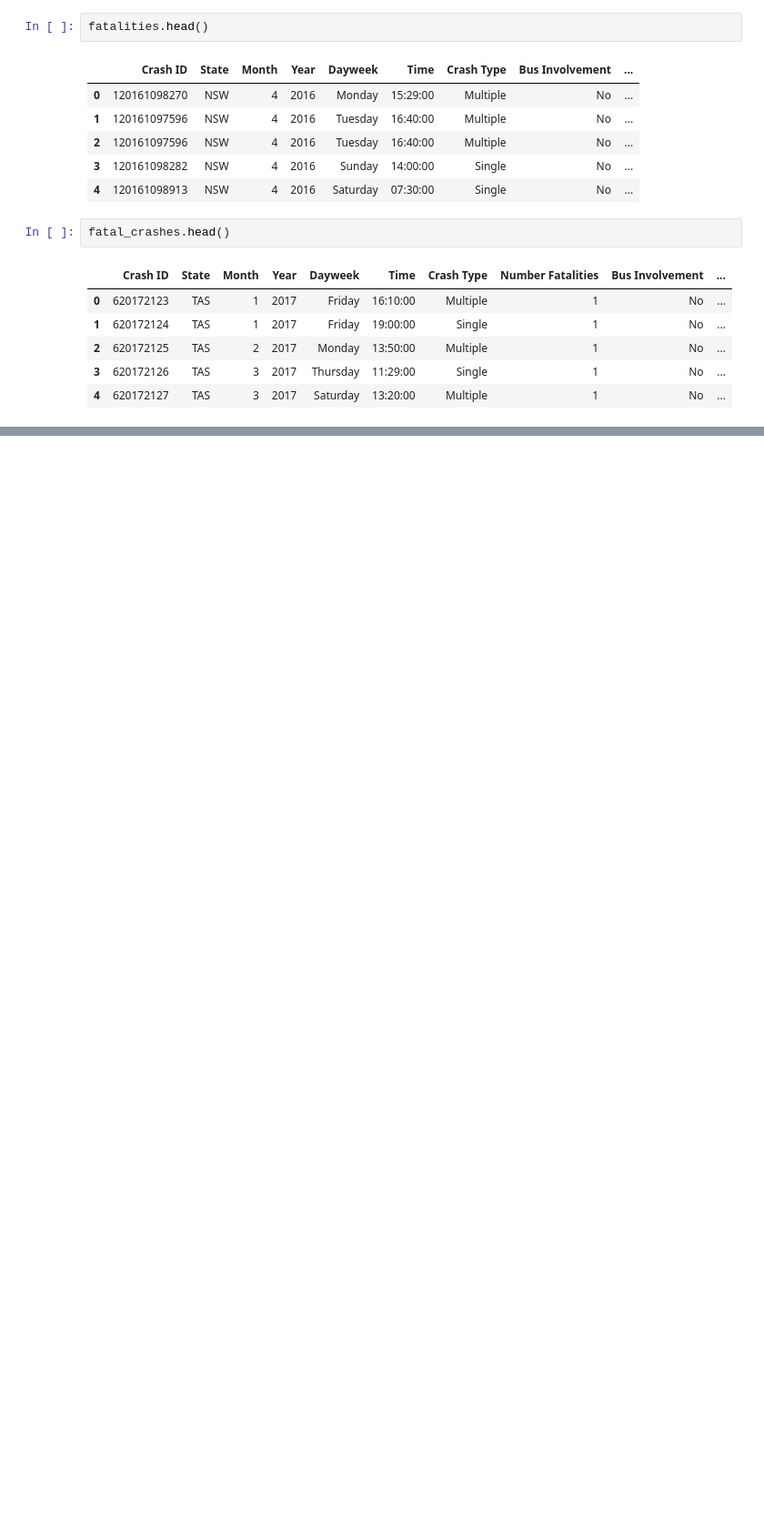
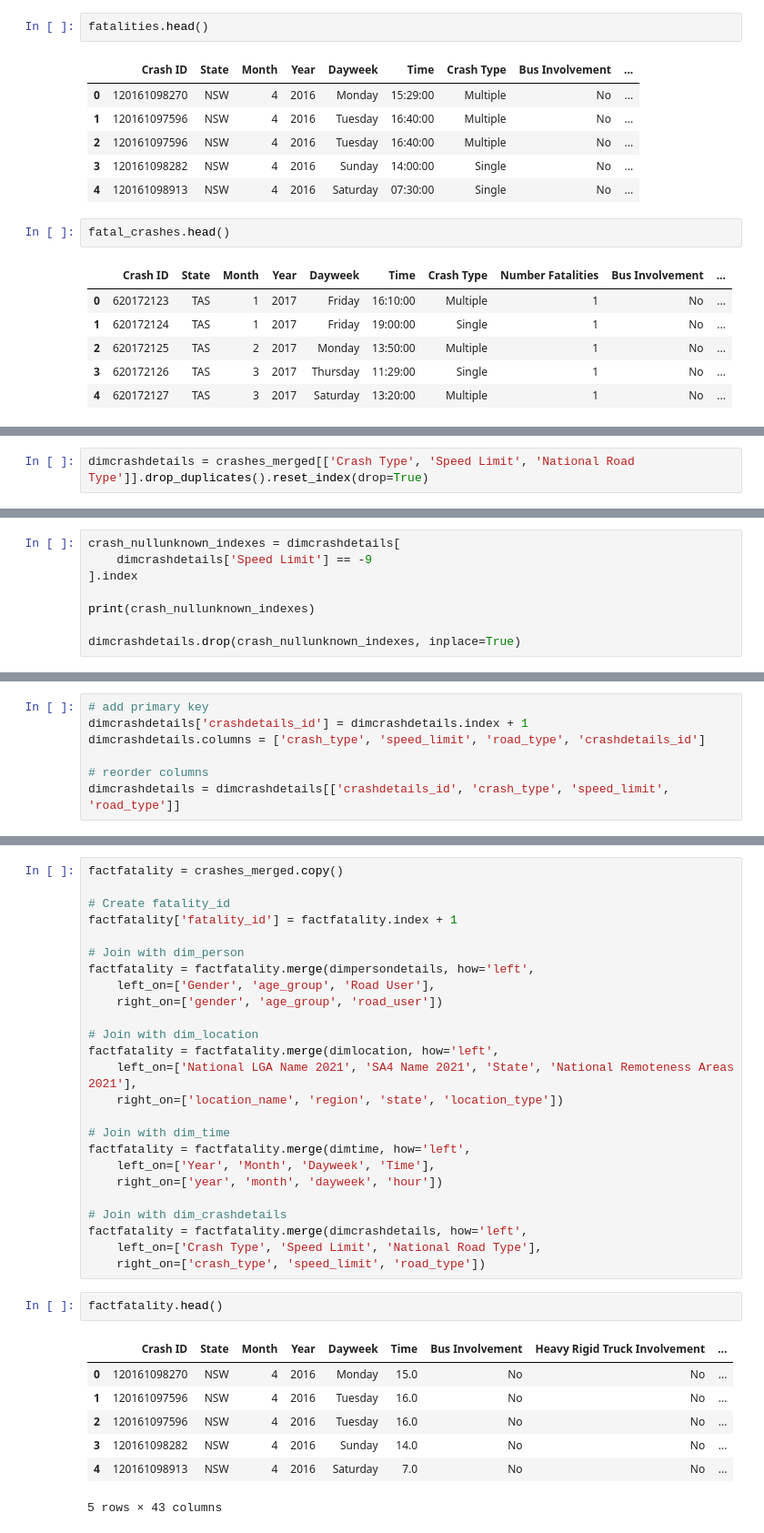
Before and after one commit to keanscott/datawarehousing_project1, a Jupyter notebook: project_1.ipynb, the cells around one changed output, grey strips where cells are left out. Shown at 91% size. Drawn from its saved outputs; the diff is of its cells as text; blank space fills up the shorter version.

Commit message:
Update project_1.ipynb. Data cleaning and produce output .csv files (dimension and fact tables).

```diff
--- a/project_1.ipynb
+++ b/project_1.ipynb
@@ -41,0 +378,2 @@ fatal_crashes.head()
+# %%
+dimcrashdetails = crashes_merged[['Crash Type', 'Speed Limit', 'National Road Type']].drop_duplicates().reset_index(drop=True)
@@ -41,0 +428,8 @@ fatal_crashes.head()
+# %%
+crash_nullunknown_indexes = dimcrashdetails[
+    dimcrashdetails['Speed Limit'] == -9
+].index
+
+print(crash_nullunknown_indexes)
+
+dimcrashdetails.drop(crash_nullunknown_indexes, inplace=True)
@@ -41,0 +438,7 @@ fatal_crashes.head()
+# %%
+# add primary key
+dimcrashdetails['crashdetails_id'] = dimcrashdetails.index + 1
+dimcrashdetails.columns = ['crash_type', 'speed_limit', 'road_type', 'crashdetails_id']
+
+# reorder columns
+dimcrashdetails = dimcrashdetails[['crashdetails_id', 'crash_type', 'speed_limit', 'road_type']]
@@ -41,0 +481,35 @@ fatal_crashes.head()
+# %%
+factfatality = crashes_merged.copy()
+
+# Create fatality_id
+factfatality['fatality_id'] = factfatality.index + 1
+
+# Join with dim_person
+factfatality = factfatality.merge(dimpersondetails, how='left',
+    left_on=['Gender', 'age_group', 'Road User'],
+    right_on=['gender', 'age_group', 'road_user'])
+
+# Join with dim_location
+factfatality = factfatality.merge(dimlocation, how='left',
+    left_on=['National LGA Name 2021', 'SA4 Name 2021', 'State', 'National Remoteness Areas 2021'],
+    right_on=['location_name', 'region', 'state', 'location_type'])
+
+# Join with dim_time
+factfatality = factfatality.merge(dimtime, how='left',
+    left_on=['Year', 'Month', 'Dayweek', 'Time'],
+    right_on=['year', 'month', 'dayweek', 'hour'])
+
+# Join with dim_crashdetails
+factfatality = factfatality.merge(dimcrashdetails, how='left',
+    left_on=['Crash Type', 'Speed Limit', 'National Road Type'],
+    right_on=['crash_type', 'speed_limit', 'road_type'])
+# %%
+factfatality.head()
+# %% [output]
+|  | Crash ID | State | Month | Year | Dayweek | Time | Bus Involvement | Heavy Rigid Truck Involvement | ... |
+| 0 | 120161098270 | NSW | 4 | 2016 | Monday | 15.0 | No | No | ... |
+| 1 | 120161097596 | NSW | 4 | 2016 | Tuesday | 16.0 | No | No | ... |
+| 2 | 120161097596 | NSW | 4 | 2016 | Tuesday | 16.0 | No | No | ... |
+| 3 | 120161098282 | NSW | 4 | 2016 | Sunday | 14.0 | No | No | ... |
+| 4 | 120161098913 | NSW | 4 | 2016 | Saturday | 7.0 | No | No | ... |
+5 rows × 43 columns
```
Also changed, not shown: parts of 50 cells of this notebook, 6 other files.
